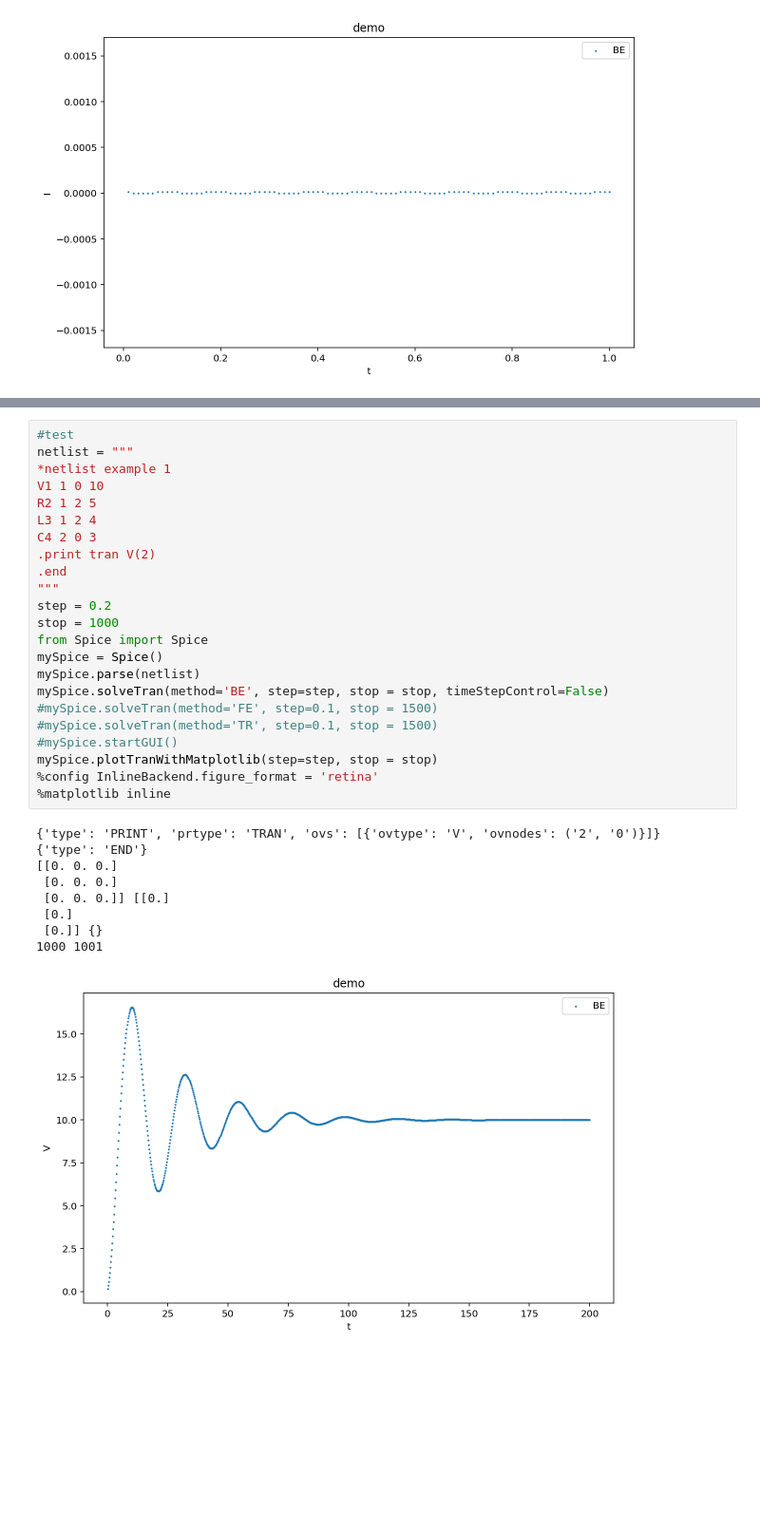
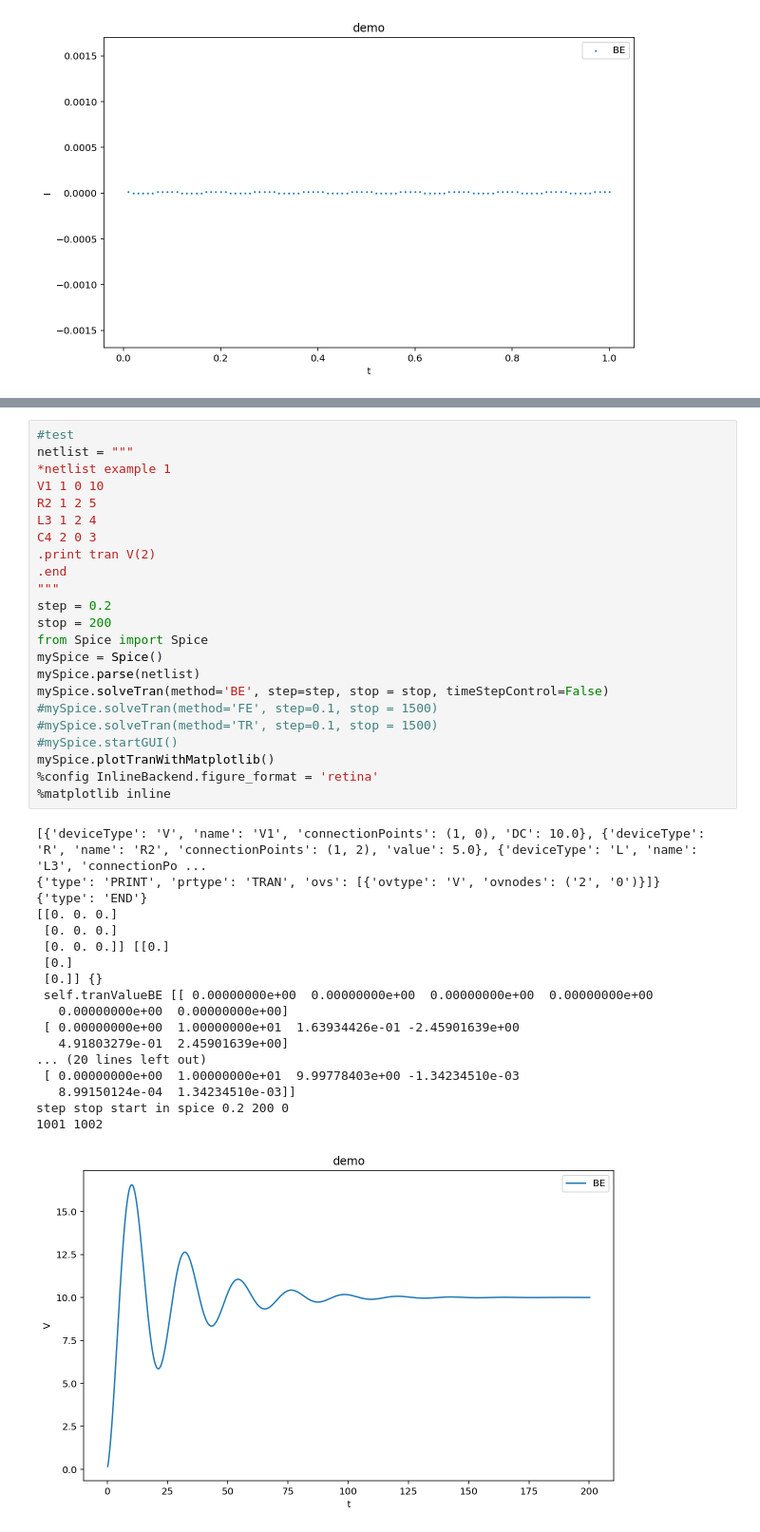
Before and after one commit to GaryYuyjl/EDAproject, a Jupyter notebook: 未命名1.ipynb, the cells around one changed output, grey strips where cells are left out. Shown at 95% size. Saved outputs shown, nothing was run; the diff lists cells and outputs as text; blank space fills up the shorter version.

```diff
--- a/未命名1.ipynb
+++ b/未命名1.ipynb
@@ -31,36 +485,45 @@ mySpice.plotTranWithMatplotlib(step=step,stop=stop)
 # %%
 #test
 netlist = """
 *netlist example 1
 V1 1 0 10
 R2 1 2 5
 L3 1 2 4
 C4 2 0 3
 .print tran V(2)
 .end
 """
 step = 0.2
-stop = 1000
+stop = 200
 from Spice import Spice
 mySpice = Spice()
 mySpice.parse(netlist)
 mySpice.solveTran(method='BE', step=step, stop = stop, timeStepControl=False)
 #mySpice.solveTran(method='FE', step=0.1, stop = 1500)
 #mySpice.solveTran(method='TR', step=0.1, stop = 1500)
 #mySpice.startGUI()
-mySpice.plotTranWithMatplotlib(step=step, stop = stop)
+mySpice.plotTranWithMatplotlib()
 %config InlineBackend.figure_format = 'retina'
 %matplotlib inline
 # %% [output]
+[{'deviceType': 'V', 'name': 'V1', 'connectionPoints': (1, 0), 'DC': 10.0}, {'deviceType': 'R', 'name': 'R2', 'connectionPoints': (1, 2), 'value': 5.0}, {'deviceType': 'L', 'name': 'L3', 'connectionPo ...
 {'type': 'PRINT', 'prtype': 'TRAN', 'ovs': [{'ovtype': 'V', 'ovnodes': ('2', '0')}]}
 {'type': 'END'}
 [[0. 0. 0.]
  [0. 0. 0.]
  [0. 0. 0.]] [[0.]
  [0.]
  [0.]] {}
-1000 1001
+ self.tranValueBE [[ 0.00000000e+00  0.00000000e+00  0.00000000e+00  0.00000000e+00
+   0.00000000e+00  0.00000000e+00]
+ [ 0.00000000e+00  1.00000000e+01  1.63934426e-01 -2.45901639e+00
+   4.91803279e-01  2.45901639e+00]
+... (20 lines left out)
+ [ 0.00000000e+00  1.00000000e+01  9.99778403e+00 -1.34234510e-03
+   8.99150124e-04  1.34234510e-03]]
+step stop start in spice 0.2 200 0
+1001 1002
-[figure, old version]
+[figure, new version]
 # %%
 #test
 netlist = """
```
Also changed, not shown: parts of 9 cells of this notebook, 13 other files.
